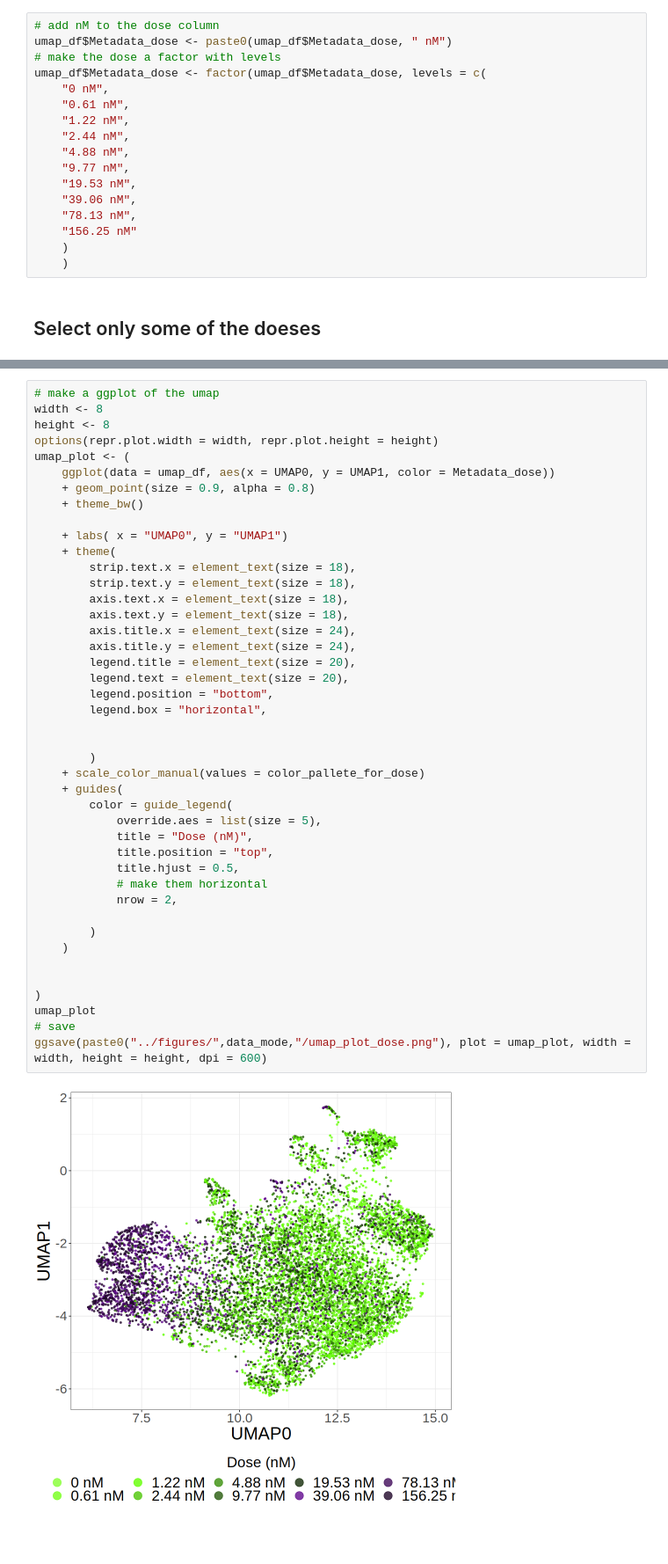
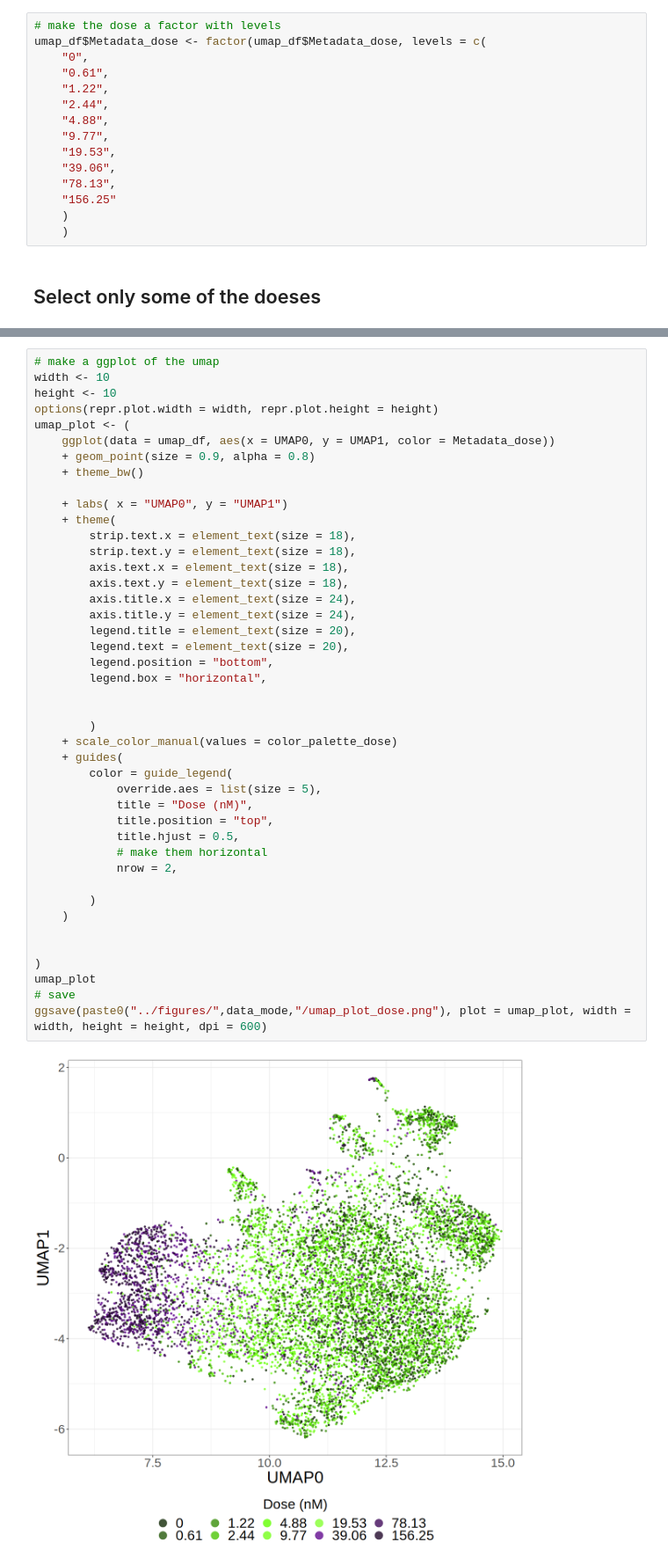
Before and after one commit to MikeLippincott/live_cell_timelapse_apoptosis_analysis, a Jupyter notebook: 0.EDA/notebooks/2.visualize_umaps_terminal.ipynb, the cells around one changed output, grey strips where cells are left out. Shown at 88% size. Saved outputs shown, nothing was run; the diff lists cells and outputs as text; blank space fills up the shorter version.

```diff
--- a/0.EDA/notebooks/2.visualize_umaps_terminal.ipynb
+++ b/0.EDA/notebooks/2.visualize_umaps_terminal.ipynb
@@ -15,20 +16,18 @@ if (!dir.exists(figures_path)) {
 
 umap_df <- arrow::read_parquet(umap_file_path)
 # %%
-# add nM to the dose column
-umap_df$Metadata_dose <- paste0(umap_df$Metadata_dose, " nM")
 # make the dose a factor with levels
 umap_df$Metadata_dose <- factor(umap_df$Metadata_dose, levels = c(
-    "0 nM",
-    "0.61 nM",
-    "1.22 nM",
-    "2.44 nM",
-    "4.88 nM",
-    "9.77 nM",
-    "19.53 nM",
-    "39.06 nM",
-    "78.13 nM",
-    "156.25 nM"
+    "0",
+    "0.61",
+    "1.22",
+    "2.44",
+    "4.88",
+    "9.77",
+    "19.53",
+    "39.06",
+    "78.13",
+    "156.25"
     )
     )
 # %% [markdown]
@@ -49,7 +35,7 @@ color_pallete_for_dose <- c(
 # %%
 # make a ggplot of the umap
-width <- 8
-height <- 8
+width <- 10
+height <- 10
 options(repr.plot.width = width, repr.plot.height = height)
 umap_plot <- (
     ggplot(data = umap_df, aes(x = UMAP0, y = UMAP1, color = Metadata_dose))
@@ -62,32 +48,32 @@ umap_plot <- (
         strip.text.y = element_text(size = 18),
         axis.text.x = element_text(size = 18),
         axis.text.y = element_text(size = 18),
         axis.title.x = element_text(size = 24),
         axis.title.y = element_text(size = 24),
         legend.title = element_text(size = 20),
         legend.text = element_text(size = 20),
         legend.position = "bottom",
         legend.box = "horizontal",
 
 
         )
-    + scale_color_manual(values = color_pallete_for_dose)
+    + scale_color_manual(values = color_palette_dose)
     + guides(
         color = guide_legend(
             override.aes = list(size = 5),
             title = "Dose (nM)",
             title.position = "top",
             title.hjust = 0.5,
             # make them horizontal
             nrow = 2,
 
         )
     )
 
 
 )
 umap_plot
 # save
 ggsave(paste0("../figures/",data_mode,"/umap_plot_dose.png"), plot = umap_plot, width = width, height = height, dpi = 600)
 # %% [output]
-[figure, old version]
+[figure, new version]
```
Also changed, not shown: parts of 2 cells of this notebook, 17 other files.
